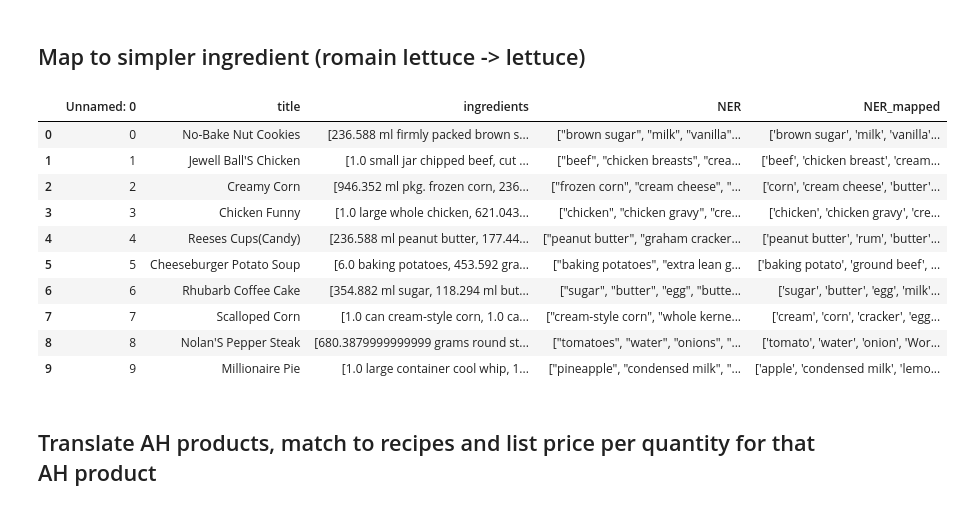
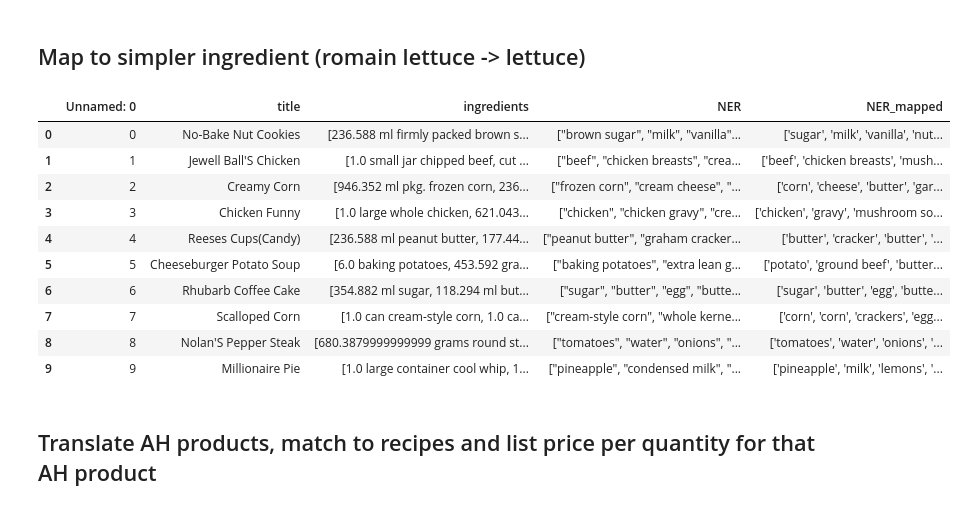
Before and after one commit to adiljahouh/knowledgeEngineering, a Jupyter notebook: new-recipe-code/Preprocessing.ipynb, the cells around one changed output. Drawn from its saved outputs; the diff is of its cells as text; code cells hidden in the pictures.

```diff
--- a/new-recipe-code/Preprocessing.ipynb
+++ b/new-recipe-code/Preprocessing.ipynb
@@ -18,7 +18,7 @@ pd.set_option('display.max_rows', None)
 pd.set_option('display.max_columns', None)
 pd.set_option('display.max_colwidth', None)
 # %%
-df: pd.DataFrame = pd.DataFrame(df_full[:100])
+df: pd.DataFrame = pd.DataFrame(df_full[:1000])
 #print(df)
 # %% [markdown]
 ## Convert American untis to Europeans, remove fractions, cups, "1 package" etc. and return as a string
@@ -108,43 +108,47 @@ recipe_df.head(10)
 # Function to replace list items based on keyword list
 def replace_list_items(lst):
     result = []
     my_list = lst.split(', ')
     for item in my_list:
+        if item == '[]':
+            item = ''
+            break
         item = item[1:-1] # Remove square brackets in the beginning or in the end
         if item[0] == '"':
             item = item[1:]
         if item.endswith('"'):
             item = item[:-1] # Remove double quotes to get clean strings
         for keyword in keywords:
             # Prevent that pineapple maps to apple (or crumbs to rum etc) by adding a space or a single quote
             if ((" " + keyword) or ("'" + keyword)) in item:
                 item = keyword
                 break
         result.append(item)
     return str(result)
 
 # Read the pkl file from https://www.kaggle.com/datasets/shuyangli94/food-com-recipes-and-user-interactions?select=ingr_map.pkl
 unpickled_df = pd.read_pickle("../dataset/ingr_map.pkl")
 
 # Create a list of unique ingredients of the ingr_map.pkl file
 keywords = unpickled_df['replaced'].unique().tolist()
 # Clean a few obvious items that will disturb the mapping
 keywords = [item.rstrip("'") for item in keywords]
 keywords = [item for item in keywords if len(item) != 1]
+
 recipe_df['NER_mapped'] = recipe_df['NER'].apply(replace_list_items)
 recipe_df.head(10)
 # %% [output]
 |  | Unnamed: 0 | title | ingredients | NER | NER_mapped |
-| 0 | 0 | No-Bake Nut Cookies | [236.588 ml firmly packed brown s... | ["brown sugar", "milk", "vanilla"... | ['brown sugar', 'milk', 'vanilla'... |
-| 1 | 1 | Jewell Ball'S Chicken | [1.0 small jar chipped beef, cut ... | ["beef", "chicken breasts", "crea... | ['beef', 'chicken breast', 'cream... |
-| 2 | 2 | Creamy Corn | [946.352 ml pkg. frozen corn, 236... | ["frozen corn", "cream cheese", "... | ['corn', 'cream cheese', 'butter'... |
-| 3 | 3 | Chicken Funny | [1.0 large whole chicken, 621.043... | ["chicken", "chicken gravy", "cre... | ['chicken', 'chicken gravy', 'cre... |
-| 4 | 4 | Reeses Cups(Candy) | [236.588 ml peanut butter, 177.44... | ["peanut butter", "graham cracker... | ['peanut butter', 'rum', 'butter'... |
-| 5 | 5 | Cheeseburger Potato Soup | [6.0 baking potatoes, 453.592 gra... | ["baking potatoes", "extra lean g... | ['baking potato', 'ground beef', ... |
-| 6 | 6 | Rhubarb Coffee Cake | [354.882 ml sugar, 118.294 ml but... | ["sugar", "butter", "egg", "butte... | ['sugar', 'butter', 'egg', 'milk'... |
-| 7 | 7 | Scalloped Corn | [1.0 can cream-style corn, 1.0 ca... | ["cream-style corn", "whole kerne... | ['cream', 'corn', 'cracker', 'egg... |
-| 8 | 8 | Nolan'S Pepper Steak | [680.3879999999999 grams round st... | ["tomatoes", "water", "onions", "... | ['tomato', 'water', 'onion', 'Wor... |
-| 9 | 9 | Millionaire Pie | [1.0 large container cool whip, 1... | ["pineapple", "condensed milk", "... | ['apple', 'condensed milk', 'lemo... |
+| 0 | 0 | No-Bake Nut Cookies | [236.588 ml firmly packed brown s... | ["brown sugar", "milk", "vanilla"... | ['sugar', 'milk', 'vanilla', 'nut... |
+| 1 | 1 | Jewell Ball'S Chicken | [1.0 small jar chipped beef, cut ... | ["beef", "chicken breasts", "crea... | ['beef', 'chicken breasts', 'mush... |
+| 2 | 2 | Creamy Corn | [946.352 ml pkg. frozen corn, 236... | ["frozen corn", "cream cheese", "... | ['corn', 'cheese', 'butter', 'gar... |
+| 3 | 3 | Chicken Funny | [1.0 large whole chicken, 621.043... | ["chicken", "chicken gravy", "cre... | ['chicken', 'gravy', 'mushroom so... |
+| 4 | 4 | Reeses Cups(Candy) | [236.588 ml peanut butter, 177.44... | ["peanut butter", "graham cracker... | ['butter', 'cracker', 'butter', '... |
+| 5 | 5 | Cheeseburger Potato Soup | [6.0 baking potatoes, 453.592 gra... | ["baking potatoes", "extra lean g... | ['potato', 'ground beef', 'butter... |
+| 6 | 6 | Rhubarb Coffee Cake | [354.882 ml sugar, 118.294 ml but... | ["sugar", "butter", "egg", "butte... | ['sugar', 'butter', 'egg', 'butte... |
+| 7 | 7 | Scalloped Corn | [1.0 can cream-style corn, 1.0 ca... | ["cream-style corn", "whole kerne... | ['corn', 'corn', 'crackers', 'egg... |
+| 8 | 8 | Nolan'S Pepper Steak | [680.3879999999999 grams round st... | ["tomatoes", "water", "onions", "... | ['tomatoes', 'water', 'onions', '... |
+| 9 | 9 | Millionaire Pie | [1.0 large container cool whip, 1... | ["pineapple", "condensed milk", "... | ['pineapple', 'milk', 'lemons', '... |
 # %% [markdown]
 ## Translate AH products, match to recipes and list price per quantity for that AH product
 # %%
```
Also changed, not shown: parts of 5 cells of this notebook.
